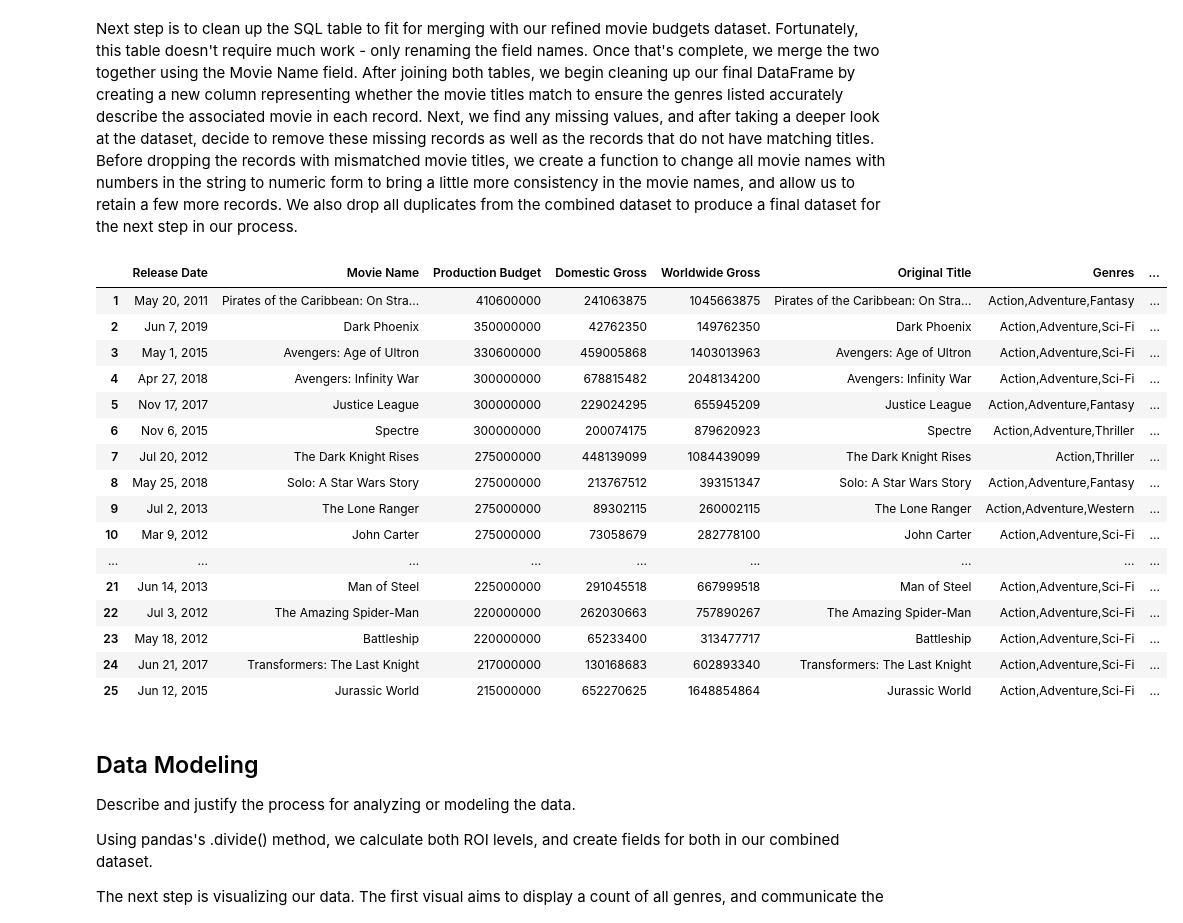
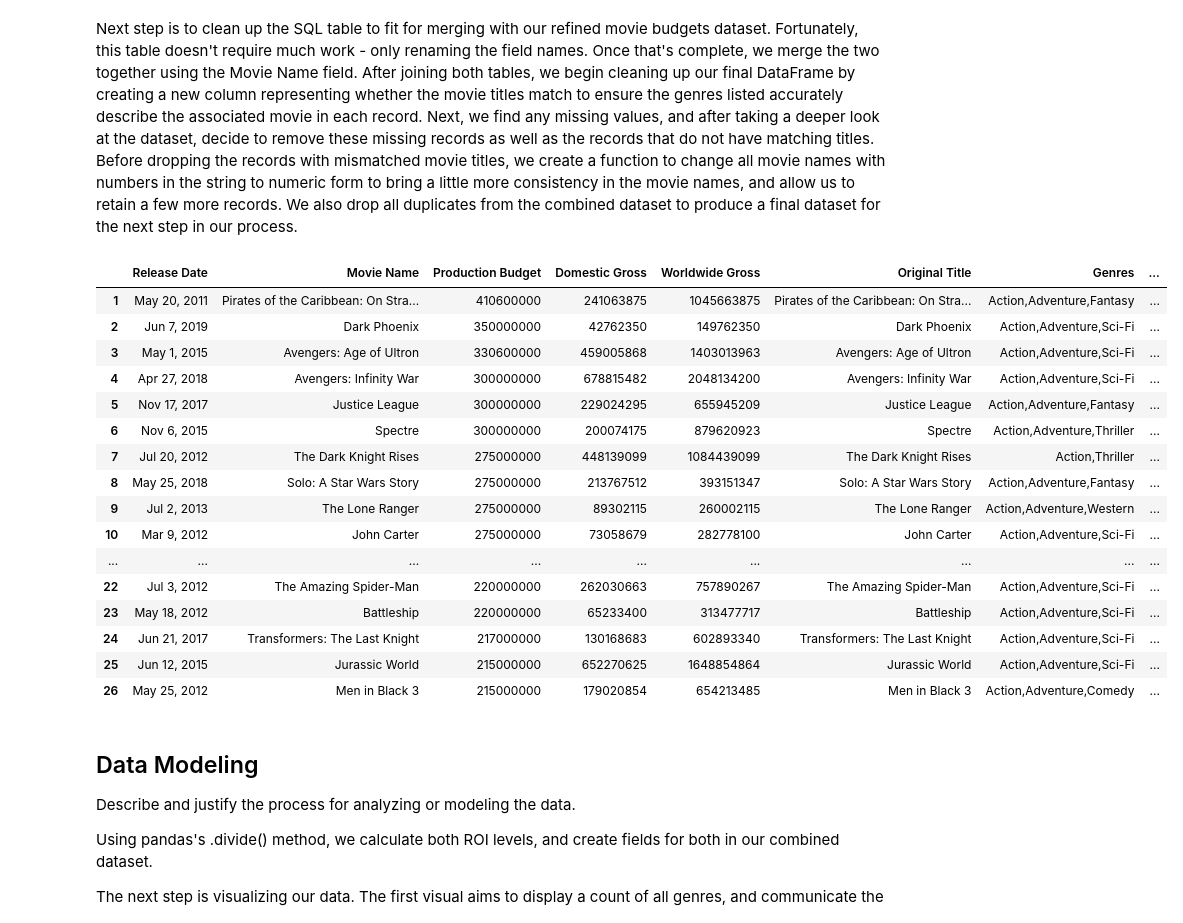
Before and after one commit to rookiescientist-andre/Microsoft-Film-Analysis, a Jupyter notebook: Microsoft Film Analysis - Notebook.ipynb, the cells around one changed output. Saved outputs shown, nothing was run; the diff lists cells and outputs as text; code cells hidden in the pictures.

```diff
--- a/Microsoft Film Analysis - Notebook.ipynb
+++ b/Microsoft Film Analysis - Notebook.ipynb
@@ -219,39 +219,39 @@ def word_to_number(title):
             end = start + len(word)
             extracted_word = title[start:end]
             title = title.replace(word, str(words.index(extracted_word)))
     return title
 
 final_df['Original Title'] = final_df['Original Title'].map(lambda x: word_to_number(x))
 final_df['Movie Name'] = final_df['Movie Name'].map(lambda x: word_to_number(x))
 
 # Rerun the earlier code to find identical titles in Title Match column
 final_df.loc[final_df['Movie Name'] == final_df['Original Title'], 'Titles Match'] = True
 incorrect_pairs = final_df[final_df['Titles Match'] == False]
 
 # Drop all records in the incorrect_pairs object from the combined dataset
 final_df = final_df.loc[final_df['Titles Match'] == True]
 
 # Drop duplicates for final combined dataset
-final_df = final_df.drop_duplicates()
+final_df = final_df.drop_duplicates("Movie Name")
 final_df.head(25)
 # %% [output]
 |  | Release Date | Movie Name | Production Budget | Domestic Gross | Worldwide Gross | Original Title | Genres | ... |
 | 1 | May 20, 2011 | Pirates of the Caribbean: On Stra... | 410600000 | 241063875 | 1045663875 | Pirates of the Caribbean: On Stra... | Action,Adventure,Fantasy | ... |
 | 2 | Jun 7, 2019 | Dark Phoenix | 350000000 | 42762350 | 149762350 | Dark Phoenix | Action,Adventure,Sci-Fi | ... |
 | 3 | May 1, 2015 | Avengers: Age of Ultron | 330600000 | 459005868 | 1403013963 | Avengers: Age of Ultron | Action,Adventure,Sci-Fi | ... |
 | 4 | Apr 27, 2018 | Avengers: Infinity War | 300000000 | 678815482 | 2048134200 | Avengers: Infinity War | Action,Adventure,Sci-Fi | ... |
 | 5 | Nov 17, 2017 | Justice League | 300000000 | 229024295 | 655945209 | Justice League | Action,Adventure,Fantasy | ... |
 | 6 | Nov 6, 2015 | Spectre | 300000000 | 200074175 | 879620923 | Spectre | Action,Adventure,Thriller | ... |
 | 7 | Jul 20, 2012 | The Dark Knight Rises | 275000000 | 448139099 | 1084439099 | The Dark Knight Rises | Action,Thriller | ... |
 | 8 | May 25, 2018 | Solo: A Star Wars Story | 275000000 | 213767512 | 393151347 | Solo: A Star Wars Story | Action,Adventure,Fantasy | ... |
 | 9 | Jul 2, 2013 | The Lone Ranger | 275000000 | 89302115 | 260002115 | The Lone Ranger | Action,Adventure,Western | ... |
 | 10 | Mar 9, 2012 | John Carter | 275000000 | 73058679 | 282778100 | John Carter | Action,Adventure,Sci-Fi | ... |
 | ... | ... | ... | ... | ... | ... | ... | ... | ... |
-| 21 | Jun 14, 2013 | Man of Steel | 225000000 | 291045518 | 667999518 | Man of Steel | Action,Adventure,Sci-Fi | ... |
 | 22 | Jul 3, 2012 | The Amazing Spider-Man | 220000000 | 262030663 | 757890267 | The Amazing Spider-Man | Action,Adventure,Sci-Fi | ... |
 | 23 | May 18, 2012 | Battleship | 220000000 | 65233400 | 313477717 | Battleship | Action,Adventure,Sci-Fi | ... |
 | 24 | Jun 21, 2017 | Transformers: The Last Knight | 217000000 | 130168683 | 602893340 | Transformers: The Last Knight | Action,Adventure,Sci-Fi | ... |
 | 25 | Jun 12, 2015 | Jurassic World | 215000000 | 652270625 | 1648854864 | Jurassic World | Action,Adventure,Sci-Fi | ... |
+| 26 | May 25, 2012 | Men in Black 3 | 215000000 | 179020854 | 654213485 | Men in Black 3 | Action,Adventure,Comedy | ... |
 # %% [markdown]
 ## Data Modeling
 Describe and justify the process for analyzing or modeling the data.
```
Also changed, not shown: parts of 5 cells of this notebook.
